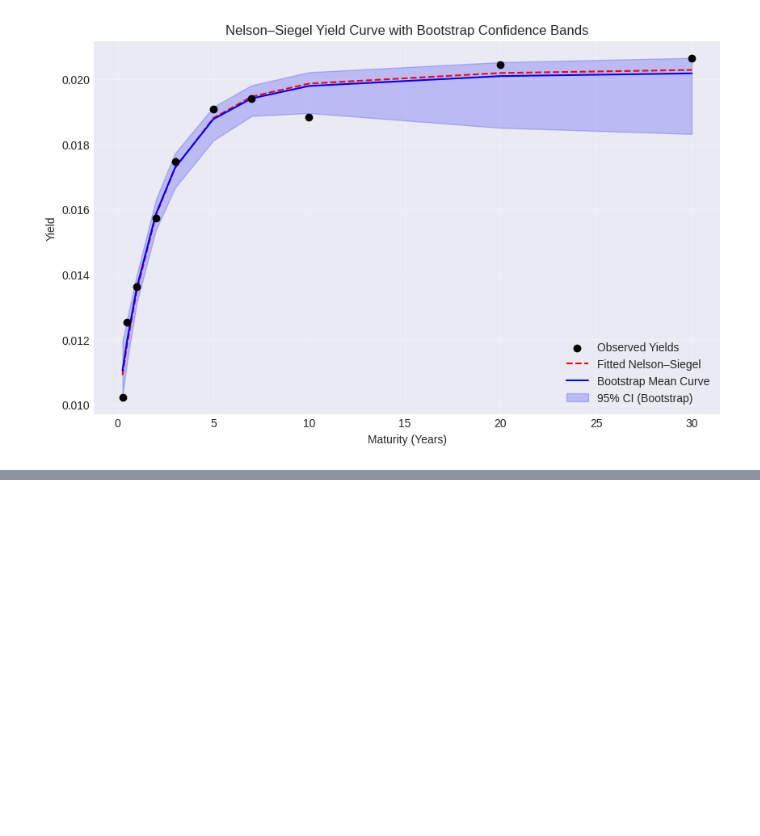
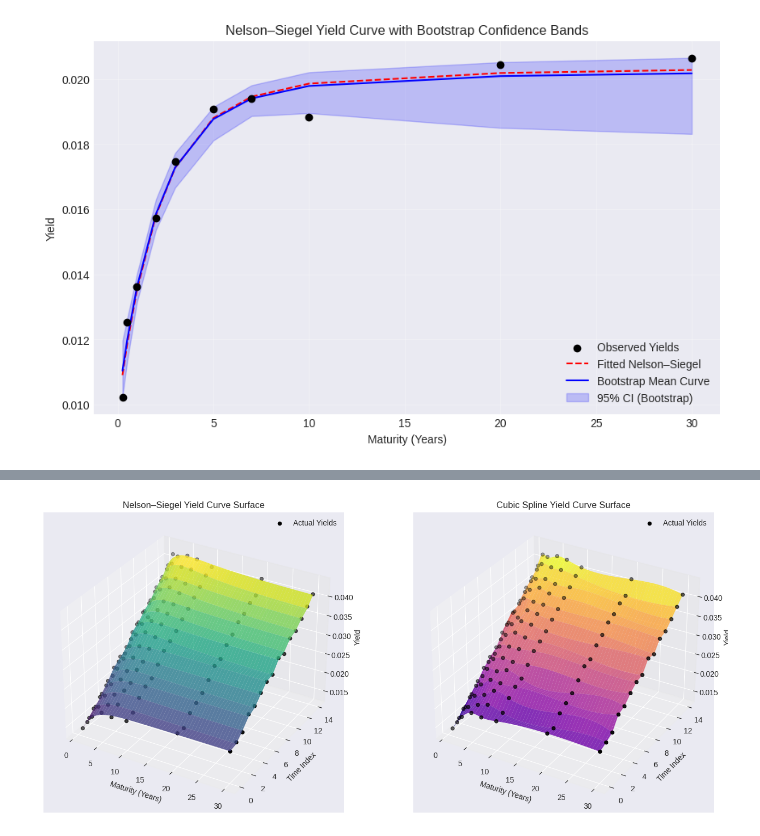
Before and after one commit to adas-quant/mscfe-gwp1-yieldcurve, a Jupyter notebook: notebooks/02_Task2_YieldCurve.ipynb, the cells around one changed output, grey strips where cells are left out. Cells and saved outputs as stored; diff of their text form; code cells hidden in the pictures; blank space fills up the shorter version.

```diff
--- a/notebooks/02_Task2_YieldCurve.ipynb
+++ b/notebooks/02_Task2_YieldCurve.ipynb
@@ -944,0 +961,98 @@ plt.show()
+# %%
+
+
+# ---------------------------
+# Nelson–Siegel Function
+# ---------------------------
+def nelson_siegel(t, beta0, beta1, beta2, tau=2.0):
+    term1 = (1 - np.exp(-t/tau)) / (t/tau)
+    term2 = term1 - np.exp(-t/tau)
+    return beta0 + beta1 * term1 + beta2 * term2
+
+# ---------------------------
+# Simulated Yield Data
+# ---------------------------
+np.random.seed(42)
+maturities = np.array([1, 2, 3, 5, 7, 10, 20, 30])
+n_dates = 15
+dates = pd.date_range("2023-01-01", periods=n_dates, freq="ME")  # <-- fixed warning
+
+# True NS parameters drifting over time
+beta0_path = np.linspace(0.02, 0.04, n_dates)   # Level up
+beta1_path = np.linspace(-0.01, -0.005, n_dates) # Slope flatter
+beta2_path = np.linspace(0.01, 0.015, n_dates)   # Curvature changes
+
+yields_data = []
+for i in range(n_dates):
+    y = nelson_siegel(maturities, beta0_path[i], beta1_path[i], beta2_path[i]) \
+        + np.random.normal(0, 0.0005, len(maturities))
+    yields_data.append(y)
+
+yields_data = np.array(yields_data)  # shape = (n_dates, len(maturities))
+
+# ---------------------------
+# Fit NS and Spline per date
+# ---------------------------
+ns_fits = []
+spline_fits = []
+t_grid = np.linspace(1, 30, 100)
+
+for i in range(n_dates):
+    # Nelson–Siegel fit
+    try:
+        popt, _ = curve_fit(lambda t, b0, b1, b2: nelson_siegel(t, b0, b1, b2),
+                            maturities, yields_data[i], p0=[0.03, -0.01, 0.01])
+        ns_fit = nelson_siegel(t_grid, *popt)
+    except:
+        ns_fit = np.nan * np.ones_like(t_grid)
+
+    # Cubic spline fit
+    cs = CubicSpline(maturities, yields_data[i])
+    spline_fit = cs(t_grid)
+
+    ns_fits.append(ns_fit)
+    spline_fits.append(spline_fit)
+
+ns_fits = np.array(ns_fits)
+spline_fits = np.array(spline_fits)
+
+# ---------------------------
+# Prepare Scatter Data (actual yields)
+# ---------------------------
+maturities_rep = np.tile(maturities, n_dates)              # (120,)
+time_rep = np.repeat(np.arange(n_dates), len(maturities))  # (120,)
+yields_flat = yields_data.flatten()                        # (120,)
+
+# ---------------------------
+# 3D Surface Plot with Actual Data Overlay
+# ---------------------------
+X, Y = np.meshgrid(t_grid, np.arange(n_dates))  # maturity × time index
+
+fig = plt.figure(figsize=(14,6))
+
+# Nelson–Siegel Surface
+ax1 = fig.add_subplot(121, projection="3d")
+surf1 = ax1.plot_surface(X, Y, ns_fits, cmap="viridis", alpha=0.8)
+ax1.scatter(maturities_rep, time_rep, yields_flat,
+            color="black", s=20, label="Actual Yields")
+ax1.set_title("Nelson–Siegel Yield Curve Surface")
+ax1.set_xlabel("Maturity (Years)")
+ax1.set_ylabel("Time Index")
+ax1.set_zlabel("Yield")
+ax1.legend()
+
+# Cubic Spline Surface
+ax2 = fig.add_subplot(122, projection="3d")
+surf2 = ax2.plot_surface(X, Y, spline_fits, cmap="plasma", alpha=0.8)
+ax2.scatter(maturities_rep, time_rep, yields_flat,
+            color="black", s=20, label="Actual Yields")
+ax2.set_title("Cubic Spline Yield Curve Surface")
+ax2.set_xlabel("Maturity (Years)")
+ax2.set_ylabel("Time Index")
+ax2.set_zlabel("Yield")
+ax2.legend()
+
+plt.tight_layout()
+plt.show()
+# %% [output]
+[figure, added]
```
Also changed, not shown: parts of 4 cells of this notebook.
